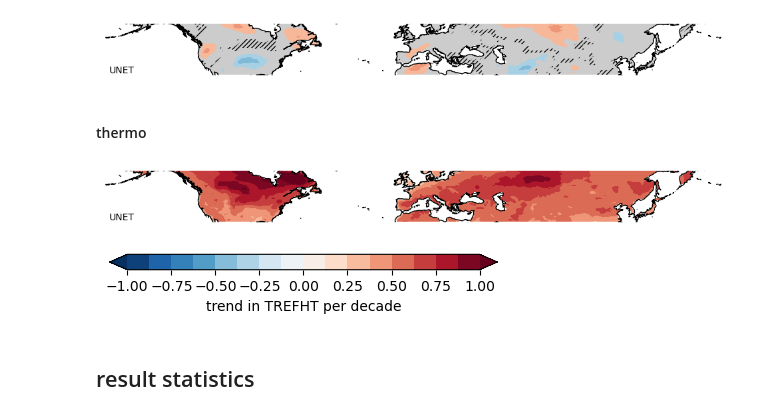
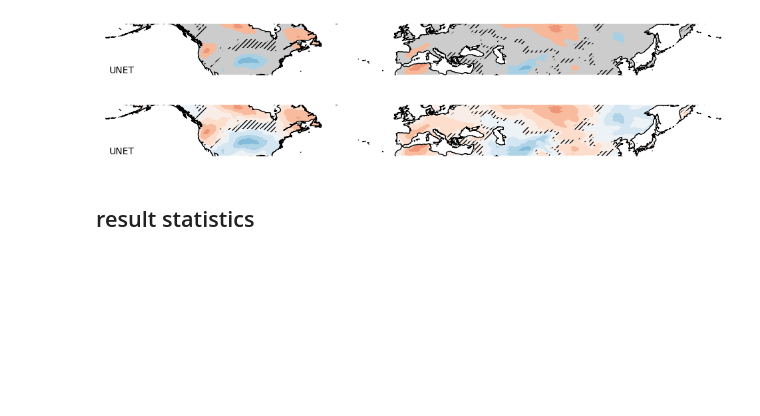
Before and after one commit to peterpeterp/circ_contribution_to_JJA_trends, a Jupyter notebook: 1_main_evaluation.ipynb, the cells around one changed output. Saved outputs shown, nothing was run; the diff lists cells and outputs as text; code cells hidden in the pictures; blank space fills up the shorter version.

```diff
--- a/1_main_evaluation.ipynb
+++ b/1_main_evaluation.ipynb
@@ -135,7 +100,7 @@ for period in periods:
 # %%
 for period in periods:
     for run_train,run_test in train_test_dict.items():
-        nc = xr.load_dataset(f'/climca/people/ppfleiderer/decomposition/DEA_homer/train{run_train}_test{run_test}_trend_{period}_dyn.nc')
+        nc = xr.load_dataset(f'/climca/people/ppfleiderer/decomposition/DEA_homer/train{run_train}_test{run_test}_trend_{period}_rec.nc')
         nc = nc.assign_coords(lon=(nc.lon + 180) % 360 - 180)
         nc = nc.roll(lon=144, roll_coords=True)
         slope__,p_value__ = nc['slope'], nc['pval']
@@ -231,0 +201,13 @@ for period in periods:
+# %%
+plt.close('all')
+name = 'piC-nudged'
+for period in periods:
+    for run,d in trend_dict[period].items():
+        fig,ax = plt.subplots(nrows=1, figsize=(12,1), subplot_kw={'projection': cartopy.crs.PlateCarree()})
+        ax.coastlines()
+        ax.set_extent(extent, crs=cartopy.crs.PlateCarree())
+        xxx = d[name][0]
+        im = ax.contourf(xxx.lon, xxx.lat, xxx, transform=cartopy.crs.PlateCarree(), cmap='RdBu_r', levels=levels, extend='both')
+        ax.annotate('piControl-nudged', xy=(0.004,0.05), xycoords='axes fraction', fontsize=12)
+        ax.spines['geo'].set_linewidth(2)
+        savefig(f"trend_maps_{period}_{run}_{name}_neutral")
@@ -265,38 +254,31 @@ for period in periods:
             #cs2 = ax.contourf(xxx.lon, xxx.lat, xxx, transform=cartopy.crs.PlateCarree(), colors='none', hatches=['','...'], levels=[0,0.1,1])
             ax.annotate(long_name, xy=(0.01,0.05), xycoords='axes fraction', fontsize=10)
             ax.spines['geo'].set_visible(False)
-            savefig(f"trend_maps_{period}_{run}_{name}")
+            savefig(f"trend_maps_{period}_{run}_{name}_neutral")
 # %% [output]
 [figure]
-# %% [markdown]
-#### thermo
-# %%
-maxabs = 1
-levels = np.linspace(-maxabs,maxabs,17)
-extent = [-180, 180, 30, 60]
 # %%
 plt.close('all')
 for period in periods:
     for run,d in trend_dict[period].items():
         for name,long_name in to_plot.items():
-            plt.close()
+            plt.close('all')
             fig,ax = plt.subplots(nrows=1, figsize=(12, 2), subplot_kw={'projection': cartopy.crs.PlateCarree()})
             ax.coastlines()
             ax.set_extent(extent)
-            xxx = (d['ssp370'][0] - d[name][0])
+            xxx = d[name][0]
             im = ax.contourf(xxx.lon, xxx.lat, xxx, transform=cartopy.crs.PlateCarree(), cmap='RdBu_r', levels=levels, extend='both')
-
+            xxx = (np.sign(d[name][0]) == np.sign(d['piC-nudged'][0])).astype(float)
+            xxx.values[np.isnan(d[name][0])] = np.nan
+            cs1 = ax.contourf(xxx.lon, xxx.lat, xxx, transform=cartopy.crs.PlateCarree(), levels=[-0.5, 0.5], hatches=["/////"], colors='none')
+            #cs1.set_edgecolor('gray')
+            #xxx = d[name][1]
+            #cs2 = ax.contourf(xxx.lon, xxx.lat, xxx, transform=cartopy.crs.PlateCarree(), colors='none', hatches=['','...'], levels=[0,0.1,1])
             ax.annotate(long_name, xy=(0.01,0.05), xycoords='axes fraction', fontsize=10)
             ax.spines['geo'].set_visible(False)
-            savefig(f"trend_maps_{period}_{run}_{name}_thermo")
+            savefig(f"trend_maps_{period}_{run}_{name}")
 # %% [output]
-[figure, old version]
+[figure, new version]
-# %%
-fig,ax = plt.subplots(figsize=(5, 0.2))
-plt.colorbar(im, cax=ax, orientation='horizontal', label=f'trend in {target_variable} per decade')
-savefig(f"trend_maps_cbar_{maxabs}")
-# %% [output]
-[figure, removed]
 # %% [markdown]
 ## result statistics
 # %%
```
Also changed, not shown: parts of 10 cells of this notebook, 3 other files.
